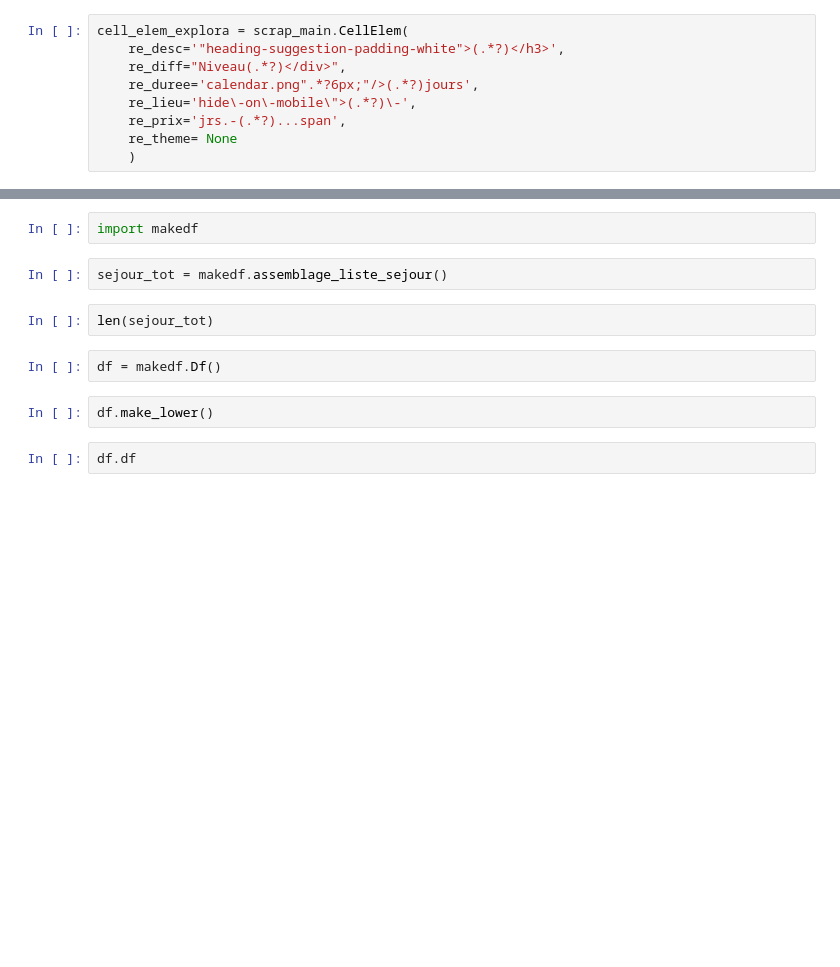
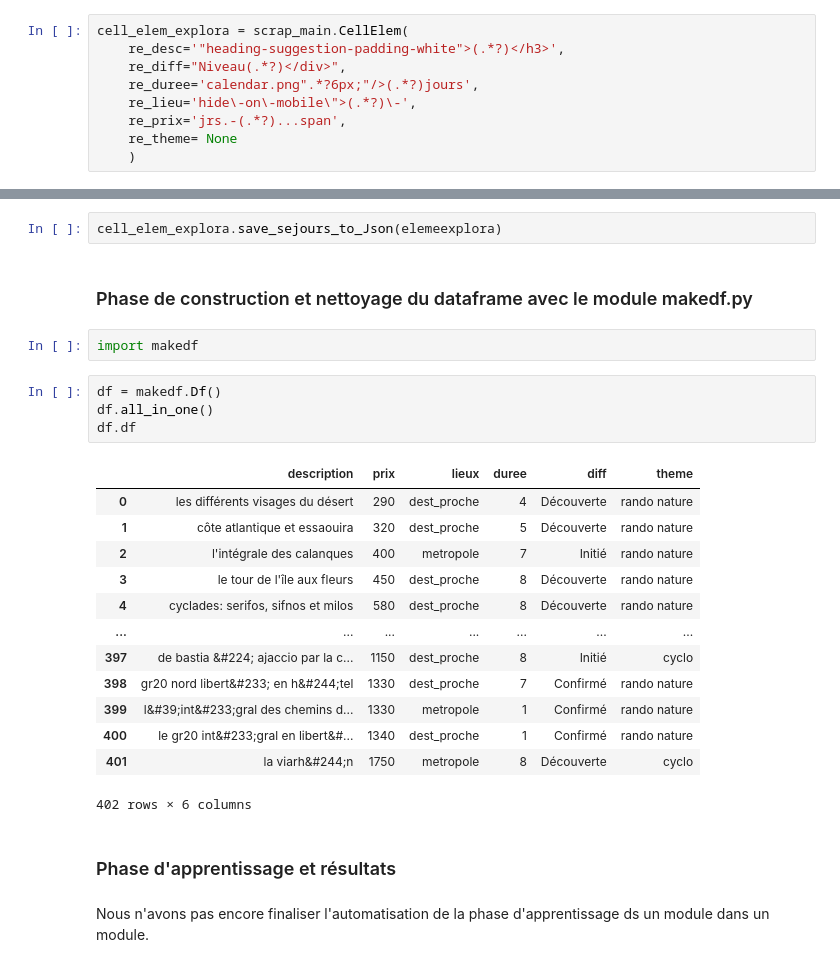
Before and after one commit to arkansoap/projet-scraping-M2_S1, a Jupyter notebook: test_lib.ipynb, the cells around one changed output, grey strips where cells are left out. Cells and saved outputs as stored; diff of their text form; blank space fills up the shorter version.

```diff
--- a/test_lib.ipynb
+++ b/test_lib.ipynb
@@ -141,12 +105,28 @@ cell_elem_terdav.catch_info(elemeterdav)
+# %%
+cell_elem_explora.save_sejours_to_Json(elemeexplora)
+# %% [markdown]
+### Phase de construction et nettoyage du dataframe avec le module makedf.py
 # %%
 import makedf
-# %%
-sejour_tot = makedf.assemblage_liste_sejour()
-# %%
-len(sejour_tot)
 # %%
 df = makedf.Df()
+df.all_in_one()
+df.df
+# %% [output]
+|  | description | prix | lieux | duree | diff | theme |
+| 0 | les différents visages du désert | 290 | dest_proche | 4 | Découverte | rando nature |
+| 1 | côte atlantique et essaouira | 320 | dest_proche | 5 | Découverte | rando nature |
+| 2 | l'intégrale des calanques | 400 | metropole | 7 | Initié | rando nature |
+| 3 | le tour de l'île aux fleurs | 450 | dest_proche | 8 | Découverte | rando nature |
+| 4 | cyclades: serifos, sifnos et milos | 580 | dest_proche | 8 | Découverte | rando nature |
+| ... | ... | ... | ... | ... | ... | ... |
+| 397 | de bastia &#224; ajaccio par la c... | 1150 | dest_proche | 8 | Initié | cyclo |
+| 398 | gr20 nord libert&#233; en h&#244;tel | 1330 | dest_proche | 7 | Confirmé | rando nature |
+| 399 | l&#39;int&#233;gral des chemins d... | 1330 | metropole | 1 | Confirmé | rando nature |
+| 400 | le gr20 int&#233;gral en libert&#... | 1340 | dest_proche | 1 | Confirmé | rando nature |
+| 401 | la viarh&#244;n | 1750 | metropole | 8 | Découverte | cyclo |
+402 rows × 6 columns
-# %%
-df.make_lower()
-# %%
-df.df
+# %% [markdown]
+### Phase d'apprentissage et résultats
+# %% [markdown]
+Nous n'avons pas encore finaliser l'automatisation de la phase d'apprentissage ds un module dans un module.
```
Also changed, not shown: parts of 65 cells of this notebook, 18 other files.
